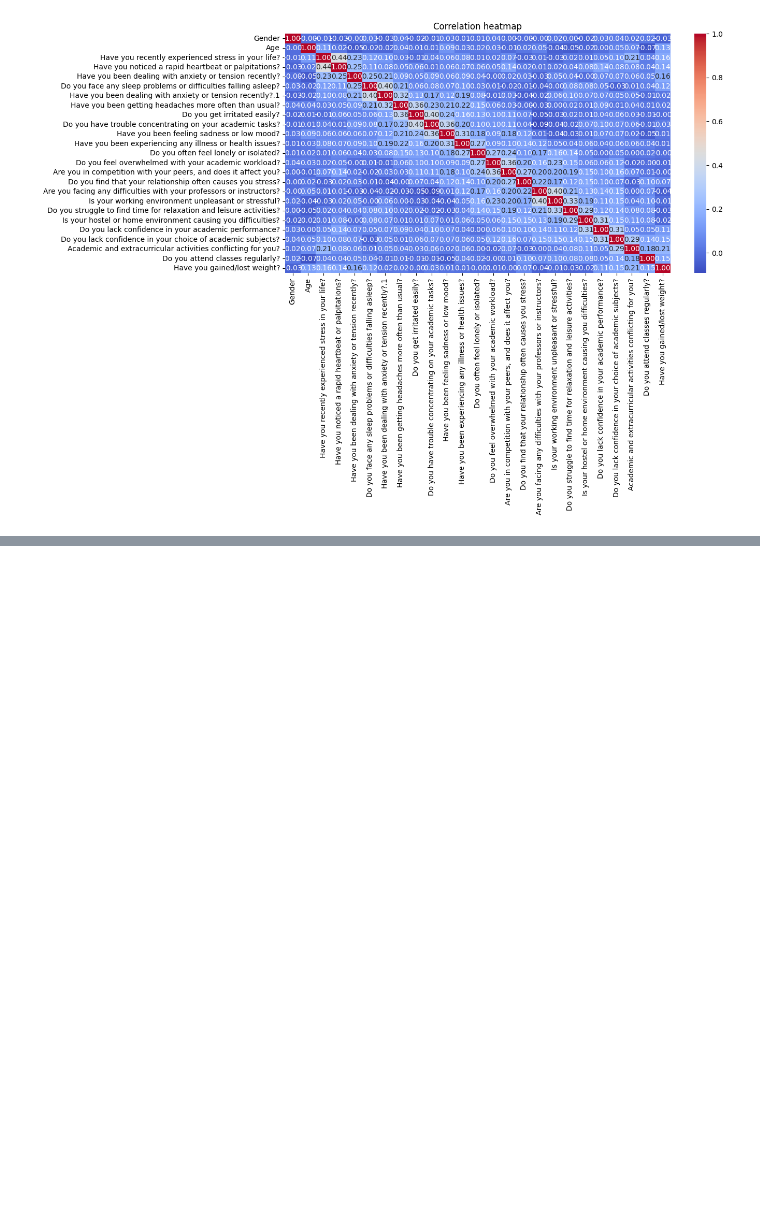
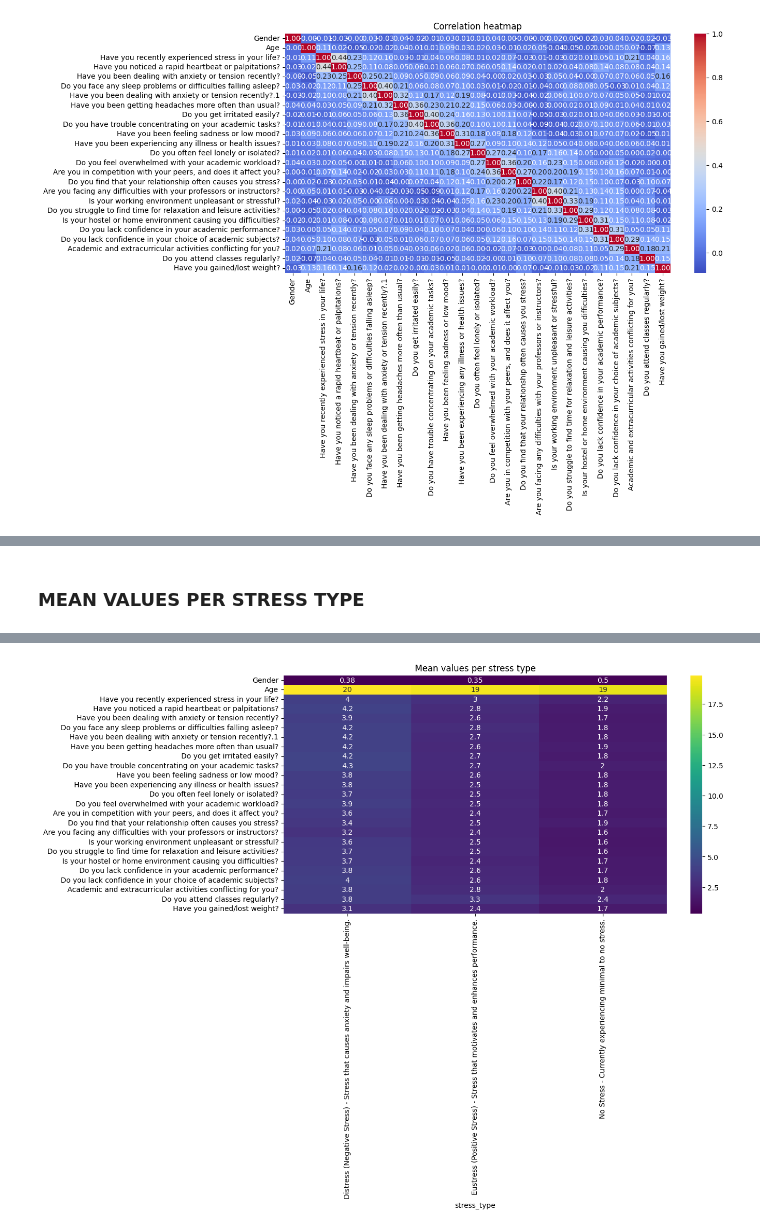
Before and after one commit to irenegarciaorejon/Students-Stress-Dataset-Analysis, a Jupyter notebook: eda_source2.ipynb, the cells around one changed output, grey strips where cells are left out. Saved outputs shown, nothing was run; the diff lists cells and outputs as text; code cells hidden in the pictures; blank space fills up the shorter version.

```diff
--- a/eda_source2.ipynb
+++ b/eda_source2.ipynb
@@ -59,0 +68,11 @@ if 'Which type of stress do you primarily experience?' in df.columns:
+# %% [markdown]
+### MEAN VALUES PER STRESS TYPE
+# %%
+mean_type=df.groupby("stress_type")[num_cols].mean().T
+display(mean_type)
+
+plt.figure(figsize=(12,6))
+sns.heatmap(mean_type,annot=True,cmap="viridis")
+plt.title("Mean values per stress type")
+plt.show()
+# %% [output]
@@ -59,0 +96 @@ if 'Which type of stress do you primarily experience?' in df.columns:
+[figure, added]
```
Also changed, not shown: parts of 13 cells of this notebook, 1 other file.
